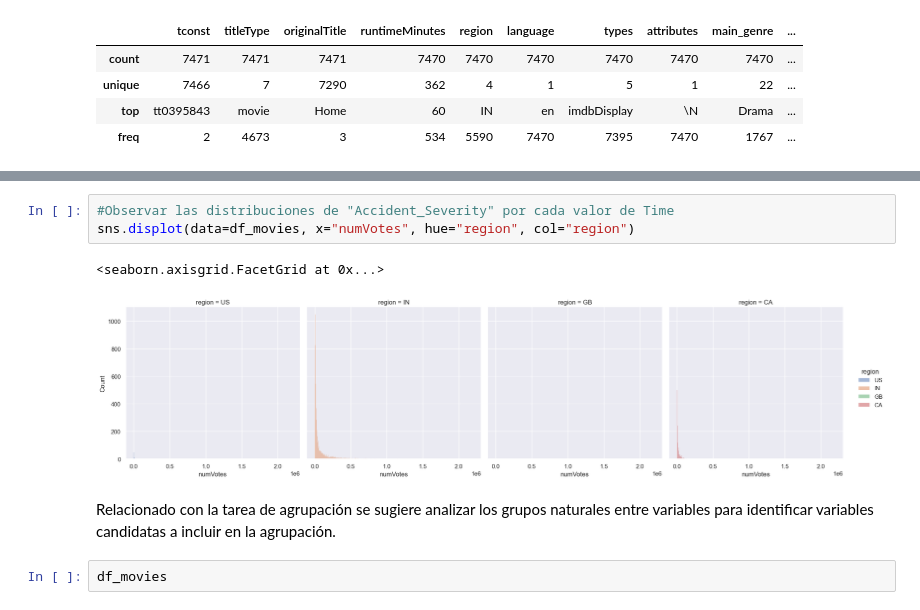
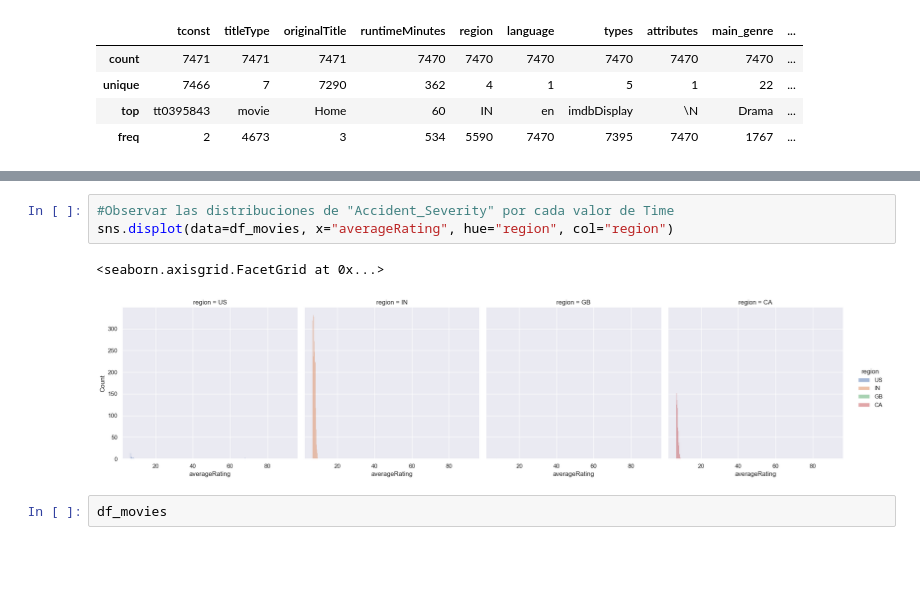
Before and after one commit to jf-garciam1/Lab-BI, a Jupyter notebook: Lab1.ipynb, the cells around one changed output, grey strips where cells are left out. Drawn from its saved outputs; the diff is of its cells as text; blank space fills up the shorter version.

```diff
--- a/Lab1.ipynb
+++ b/Lab1.ipynb
@@ -168,11 +185,9 @@ Name: runtimeMinutes, Length: 362, dtype: int64
 # %%
 #Observar las distribuciones de "Accident_Severity" por cada valor de Time
-sns.displot(data=df_movies, x="numVotes", hue="region", col="region")
+sns.displot(data=df_movies, x="averageRating", hue="region", col="region")
 # %% [output]
 <seaborn.axisgrid.FacetGrid at 0x...>
-[figure, old version]
+[figure, new version]
-# %% [markdown]
-Relacionado con la tarea de agrupación se sugiere analizar los grupos naturales entre variables para identificar variables candidatas a incluir en la agrupación.
 # %%
 df_movies
 # %% [output]
```
Also changed, not shown: parts of 19 cells of this notebook.
